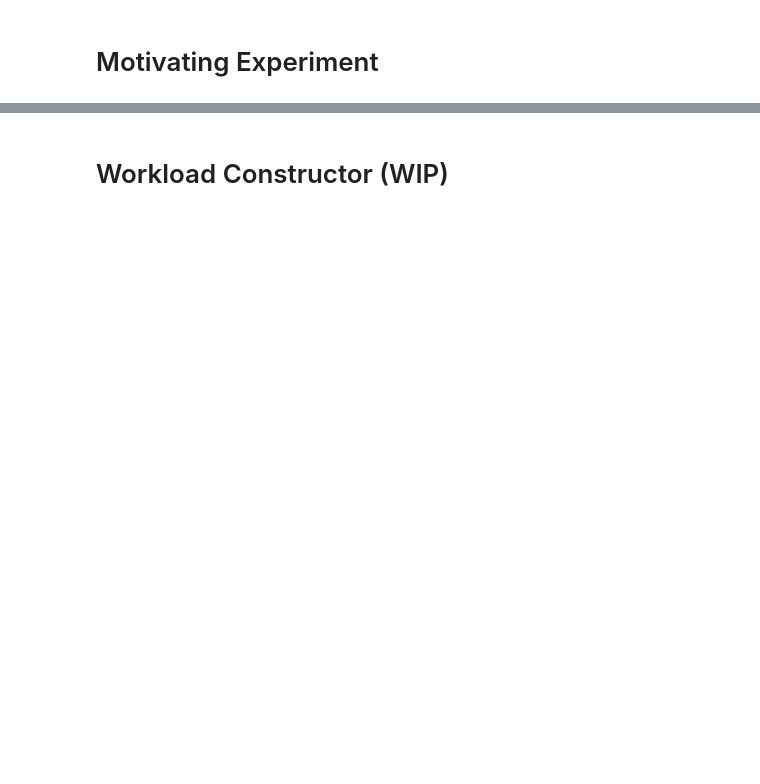
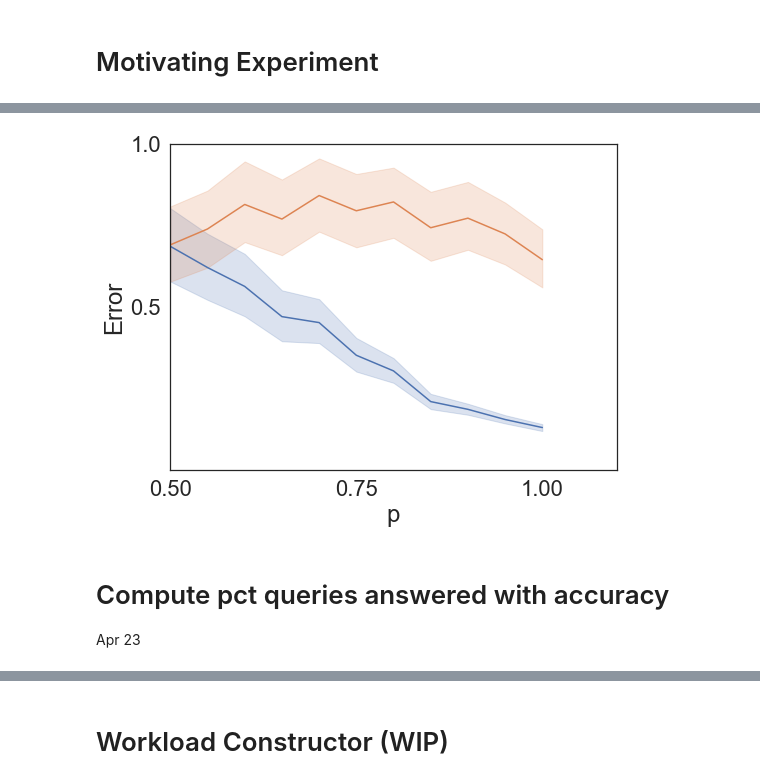
Before and after one commit to yikai-wu/Multi-Analyst-DP, a Jupyter notebook: src/online/SkewedScheduler.ipynb, the cells around one changed output, grey strips where cells are left out. Saved outputs shown, nothing was run; the diff lists cells and outputs as text; code cells hidden in the pictures; blank space fills up the shorter version.

```diff
--- a/src/online/SkewedScheduler.ipynb
+++ b/src/online/SkewedScheduler.ipynb
@@ -503,0 +590,10 @@ def motivating_exp(p, t):
+# %%
+df_alice_bob = pd.DataFrame(columns = ['p', 'analyst', 'error'])
+
+for i in range(500):
+    if i in list(range(100, 1001, 50)):
+        print(f'{i} iterations have passed')
+    for p in [i / 100 for i in range(50, 101, 5)]:
+        df_alice_bob = motivating_exp_nodiffs(df_alice_bob, p)
+
+df_alice_bob
@@ -503,0 +622,5 @@ def motivating_exp(p, t):
+# %%
+df_alice_bob['analyst'].loc[(df_alice_bob['analyst'] == 'A')] = 'Alice'
+df_alice_bob['analyst'].loc[(df_alice_bob['analyst'] == 'B')] = 'Bob'
+
+df_alice_bob
@@ -503,0 +643,33 @@ def motivating_exp(p, t):
+# %%
+from matplotlib import rcParams
+import seaborn as sns
+
+sns.set(font_scale=2)
+sns.set_style("white")
+
+rcParams['figure.figsize'] = 8, 6
+
+ax = sns.lineplot(data=df_alice_bob, x="p", y="error", hue='analyst')
+ax.set_yticks([.5, 1])
+ax.set_xticks([0.5, 0.75, 1])
+ax.set_ylim([0, 1])
+ax.set_xlim([.5, 1.1])
+
+plt.legend([],[], frameon=False)
+
+#ax.set_title("Alice receives less error than Bob with higher p",
+#            pad=15)
+ax.set_xlabel('p')
+ax.set_ylabel('Error')
+
+artifacts_path = '/Users/albertsun/Projects/artifacts/'
+
+#txt="Run on practical workloads with t=500 trials each \nusing Private Multiplicative Weights (Hardt 2010)"
+#plt.figtext(0.53, -0.05, txt, wrap=True, horizontalalignment='left', fontsize=15)
+
+plt.savefig(artifacts_path + "MotivatingExpError_point05.png")
+# %% [output]
+[figure, added]
+# %% [markdown]
+# Compute pct queries answered with accuracy
+Apr 23
```
Also changed, not shown: parts of 47 cells of this notebook.
